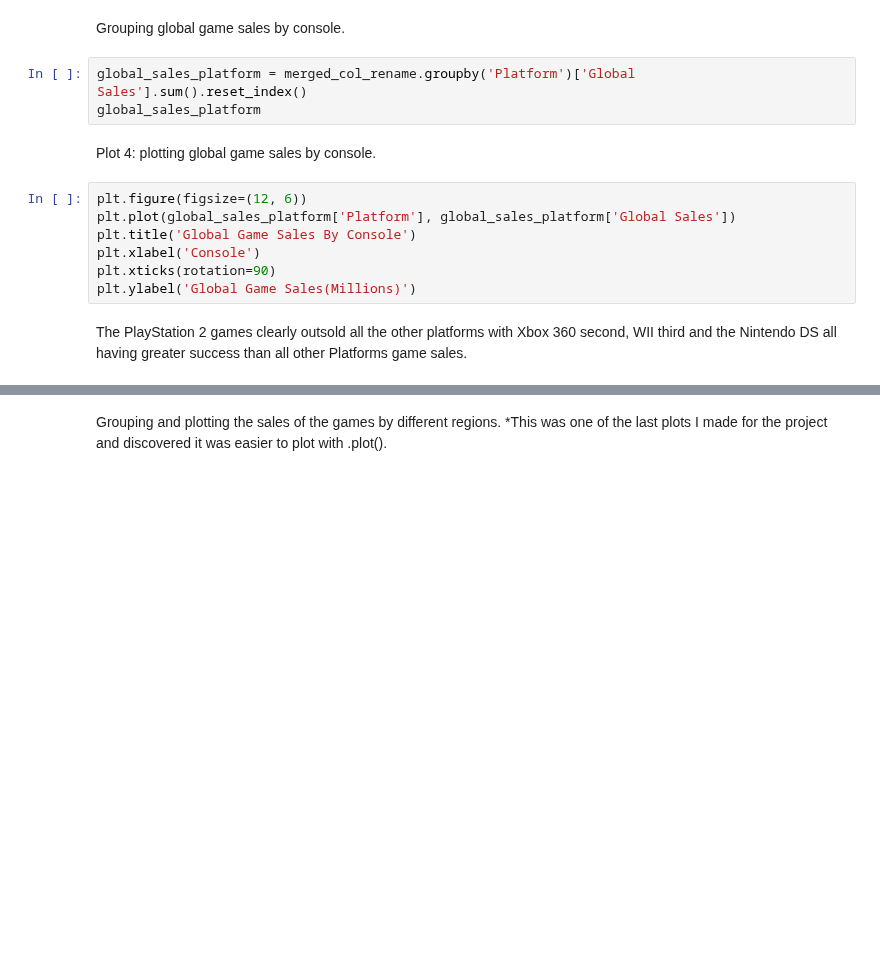
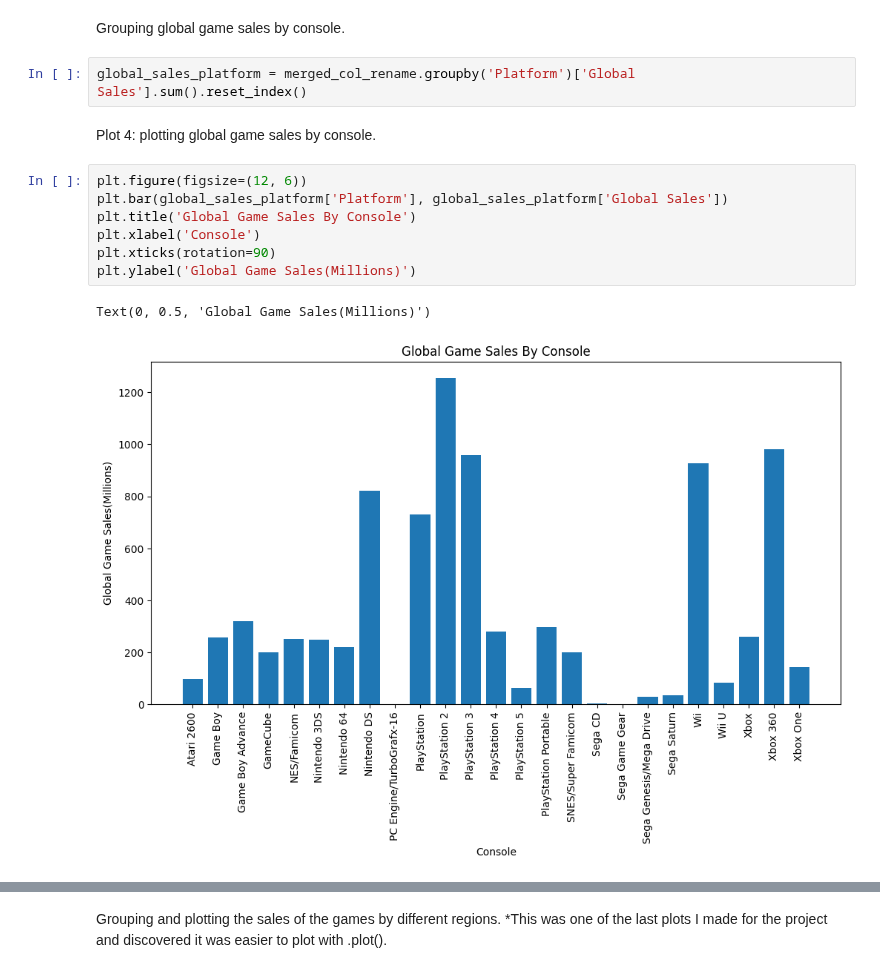
Before and after one commit to V-Pool/vg_sales, a Jupyter notebook: sales.ipynb, the cells around one changed output, grey strips where cells are left out. Saved outputs shown, nothing was run; the diff lists cells and outputs as text; blank space fills up the shorter version.

```diff
--- a/sales.ipynb
+++ b/sales.ipynb
@@ -171,16 +353,16 @@ Don't worry though they will still be a few more plots on this journey through s
 Grouping global game sales by console.
 # %%
 global_sales_platform = merged_col_rename.groupby('Platform')['Global Sales'].sum().reset_index()
-global_sales_platform
 # %% [markdown]
 Plot 4:
 plotting global game sales by console.
 # %%
 plt.figure(figsize=(12, 6))
-plt.plot(global_sales_platform['Platform'], global_sales_platform['Global Sales'])
+plt.bar(global_sales_platform['Platform'], global_sales_platform['Global Sales'])
 plt.title('Global Game Sales By Console')
 plt.xlabel('Console')
 plt.xticks(rotation=90)
 plt.ylabel('Global Game Sales(Millions)')
+# %% [output]
+Text(0, 0.5, 'Global Game Sales(Millions)')
+[figure, added]
-# %% [markdown]
-The PlayStation 2 games clearly outsold all the other platforms with Xbox 360 second, WII third and the Nintendo DS all having greater success than all other Platforms game sales.
```
Also changed, not shown: parts of 43 cells of this notebook.
